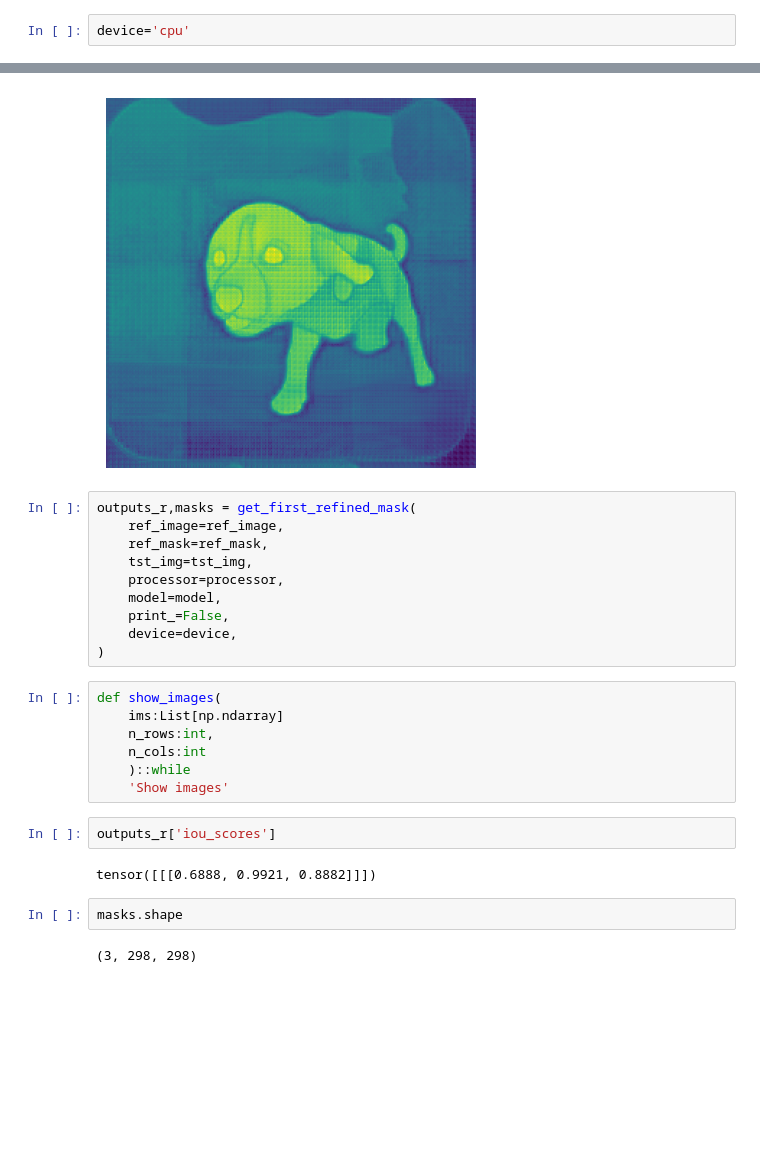
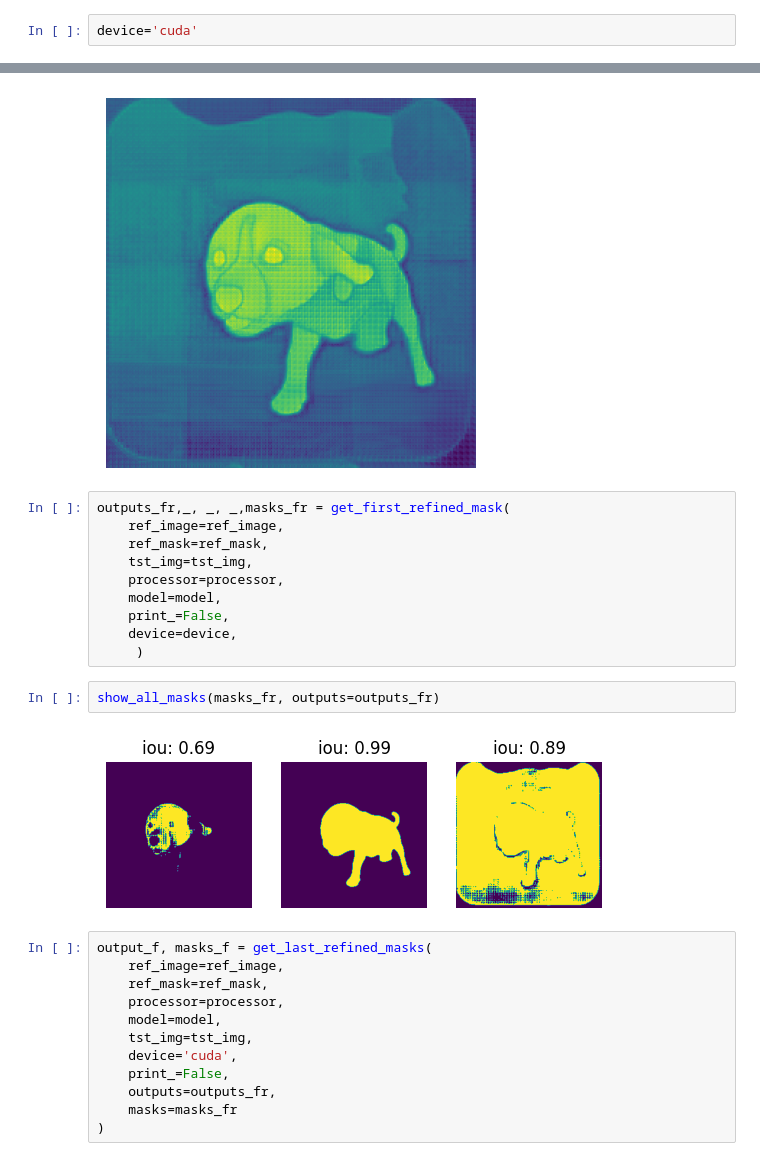
Before and after one commit to HasanGoni/labeling_test, a Jupyter notebook: nbs/index.ipynb, the cells around one changed output, grey strips where cells are left out. Cells and saved outputs as stored; diff of their text form; blank space fills up the shorter version.

```diff
--- a/nbs/index.ipynb
+++ b/nbs/index.ipynb
@@ -76,7 +69,7 @@ model = SamModel.from_pretrained("facebook/sam-vit-huge")
 # %% [markdown]
 ### getting first prediciton mask
 # %%
-device='cpu'
+device='cuda'
 # %%
 outputs, tst_feat,topk_xy, topk_label, input_sam, best_idx = get_first_prediction(
                                         ref_img=ref_image,
@@ -91,7 +84,7 @@ show_(outputs['pred_masks'].to('cpu').numpy()[0][0][0])
 # %% [output]
 [figure]
 # %%
-outputs_r,masks = get_first_refined_mask(
+outputs_fr,_, _, _,masks_fr = get_first_refined_mask(
     ref_image=ref_image,
     ref_mask=ref_mask,
     tst_img=tst_img,
@@ -99,19 +92,20 @@ outputs_r,masks = get_first_refined_mask(
     model=model,
     print_=False,
     device=device,
-)
+     )
-# %%
-def show_images(
-    ims:List[np.ndarray]
-    n_rows:int,
-    n_cols:int
-    )::while
-    'Show images'
-# %%
-outputs_r['iou_scores']
-# %% [output]
-tensor([[[0.6888, 0.9921, 0.8882]]])
-# %%
-masks.shape
-# %% [output]
-(3, 298, 298)
+# %%
+show_all_masks(masks_fr, outputs=outputs_fr)
+# %% [output]
+[figure, added]
+# %%
+output_f, masks_f = get_last_refined_masks(
+    ref_image=ref_image,
+    ref_mask=ref_mask,
+    processor=processor,
+    model=model,
+    tst_img=tst_img,
+    device='cuda',
+    print_=False,
+    outputs=outputs_fr,
+    masks=masks_fr
+)
```
Also changed, not shown: parts of 2 cells of this notebook, 10 other files.
